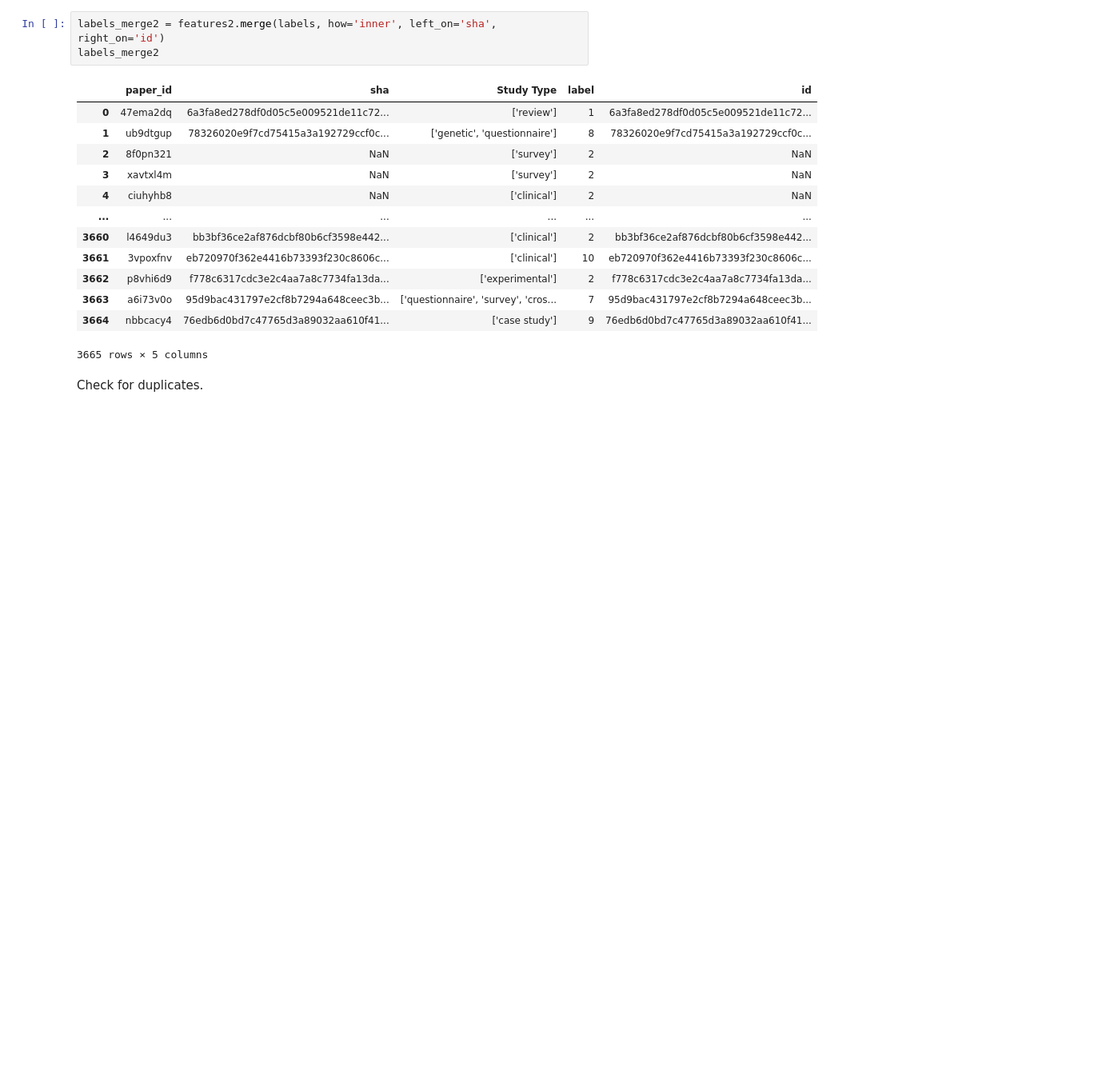
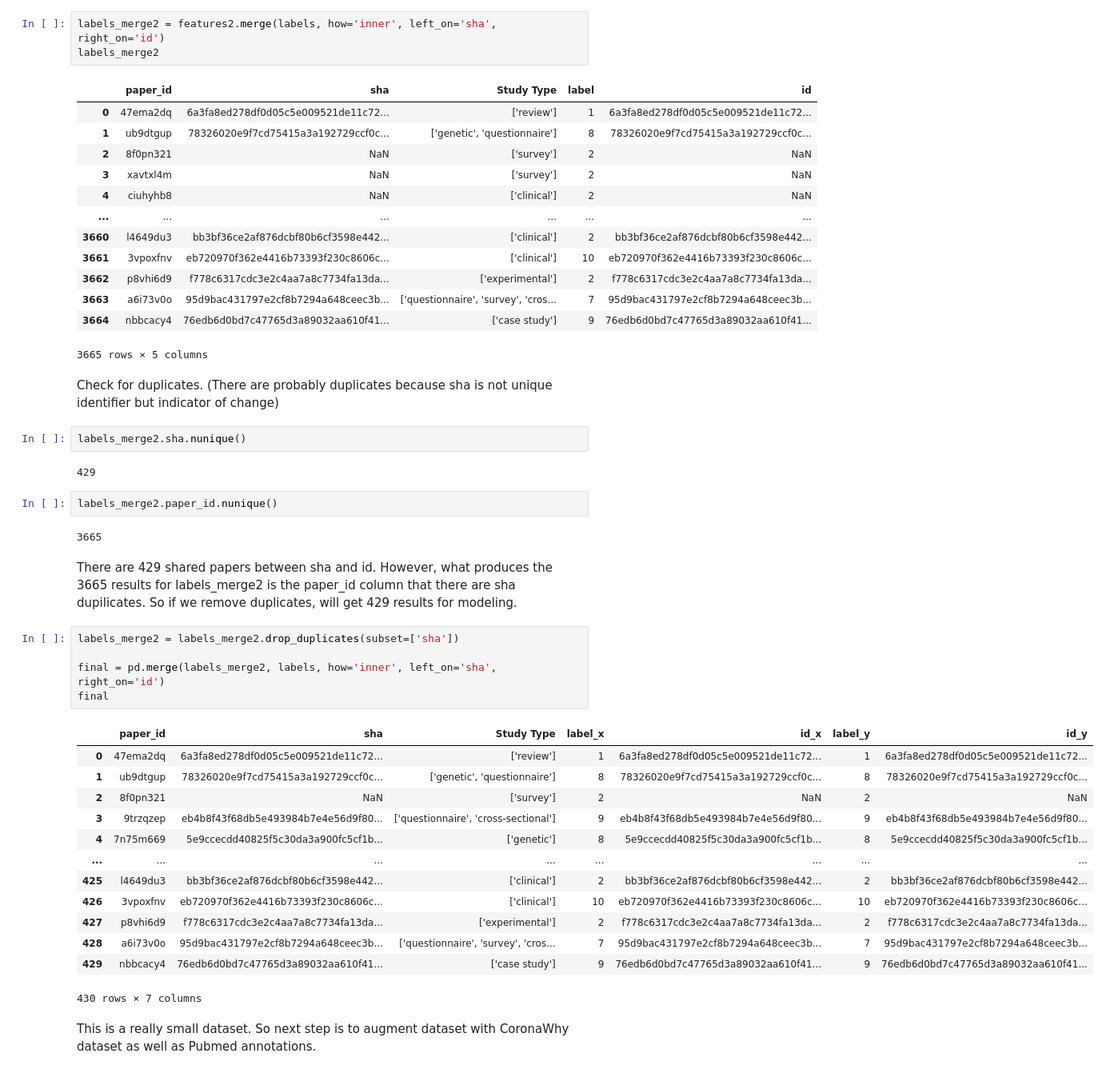
Before and after one commit to mindyng/Covid19, a Jupyter notebook: MultiClass.ipynb, the cells around one changed output. Shown: that part at 80% size. Drawn from its saved outputs; the diff is of its cells as text; blank space fills up the shorter version.

```diff
--- a/MultiClass.ipynb
+++ b/MultiClass.ipynb
@@ -314,5 +314,36 @@ labels_merge2
 | 3663 | a6i73v0o | 95d9bac431797e2cf8b7294a648ceec3b... | ['questionnaire', 'survey', 'cros... | 7 | 95d9bac431797e2cf8b7294a648ceec3b... |
 | 3664 | nbbcacy4 | 76edb6d0bd7c47765d3a89032aa610f41... | ['case study'] | 9 | 76edb6d0bd7c47765d3a89032aa610f41... |
 3665 rows × 5 columns
-# %% [markdown]
-Check for duplicates.
+# %% [markdown]
+Check for duplicates. (There are probably duplicates because sha is not unique identifier but indicator of change)
+# %%
+labels_merge2.sha.nunique()
+# %% [output]
+429
+# %%
+labels_merge2.paper_id.nunique()
+# %% [output]
+3665
+# %% [markdown]
+There are 429 shared papers between sha and id. However, what produces the 3665 results for labels_merge2 is the paper_id column that there are  sha dupilicates. So if we remove duplicates, will get 429 results for modeling.
+# %%
+labels_merge2 = labels_merge2.drop_duplicates(subset=['sha'])
+
+final = pd.merge(labels_merge2, labels, how='inner', left_on='sha', right_on='id')
+final
+# %% [output]
+|  | paper_id | sha | Study Type | label_x | id_x | label_y | id_y |
+| 0 | 47ema2dq | 6a3fa8ed278df0d05c5e009521de11c72... | ['review'] | 1 | 6a3fa8ed278df0d05c5e009521de11c72... | 1 | 6a3fa8ed278df0d05c5e009521de11c72... |
+| 1 | ub9dtgup | 78326020e9f7cd75415a3a192729ccf0c... | ['genetic', 'questionnaire'] | 8 | 78326020e9f7cd75415a3a192729ccf0c... | 8 | 78326020e9f7cd75415a3a192729ccf0c... |
+| 2 | 8f0pn321 | NaN | ['survey'] | 2 | NaN | 2 | NaN |
+| 3 | 9trzqzep | eb4b8f43f68db5e493984b7e4e56d9f80... | ['questionnaire', 'cross-sectional'] | 9 | eb4b8f43f68db5e493984b7e4e56d9f80... | 9 | eb4b8f43f68db5e493984b7e4e56d9f80... |
+| 4 | 7n75m669 | 5e9ccecdd40825f5c30da3a900fc5cf1b... | ['genetic'] | 8 | 5e9ccecdd40825f5c30da3a900fc5cf1b... | 8 | 5e9ccecdd40825f5c30da3a900fc5cf1b... |
+| ... | ... | ... | ... | ... | ... | ... | ... |
+| 425 | l4649du3 | bb3bf36ce2af876dcbf80b6cf3598e442... | ['clinical'] | 2 | bb3bf36ce2af876dcbf80b6cf3598e442... | 2 | bb3bf36ce2af876dcbf80b6cf3598e442... |
+| 426 | 3vpoxfnv | eb720970f362e4416b73393f230c8606c... | ['clinical'] | 10 | eb720970f362e4416b73393f230c8606c... | 10 | eb720970f362e4416b73393f230c8606c... |
+| 427 | p8vhi6d9 | f778c6317cdc3e2c4aa7a8c7734fa13da... | ['experimental'] | 2 | f778c6317cdc3e2c4aa7a8c7734fa13da... | 2 | f778c6317cdc3e2c4aa7a8c7734fa13da... |
+| 428 | a6i73v0o | 95d9bac431797e2cf8b7294a648ceec3b... | ['questionnaire', 'survey', 'cros... | 7 | 95d9bac431797e2cf8b7294a648ceec3b... | 7 | 95d9bac431797e2cf8b7294a648ceec3b... |
+| 429 | nbbcacy4 | 76edb6d0bd7c47765d3a89032aa610f41... | ['case study'] | 9 | 76edb6d0bd7c47765d3a89032aa610f41... | 9 | 76edb6d0bd7c47765d3a89032aa610f41... |
+430 rows × 7 columns
+# %% [markdown]
+This is a really small dataset. So next step is to augment dataset with CoronaWhy dataset as well as Pubmed annotations.
```
